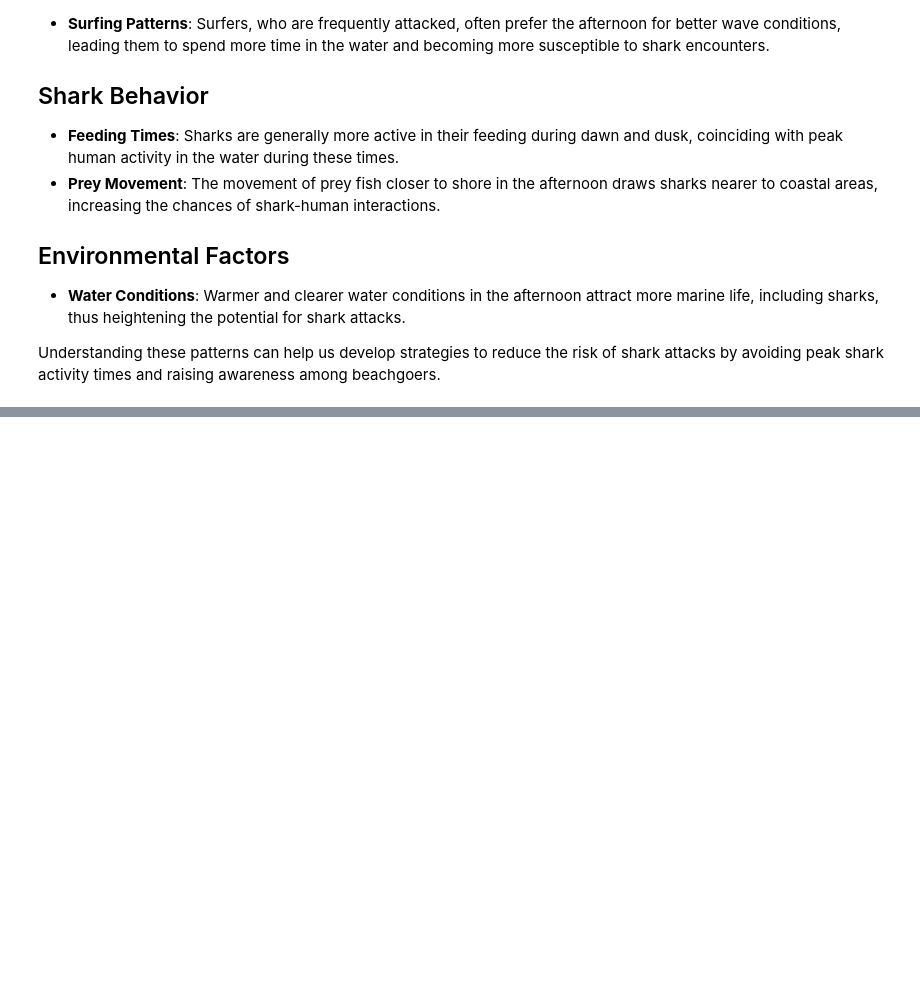
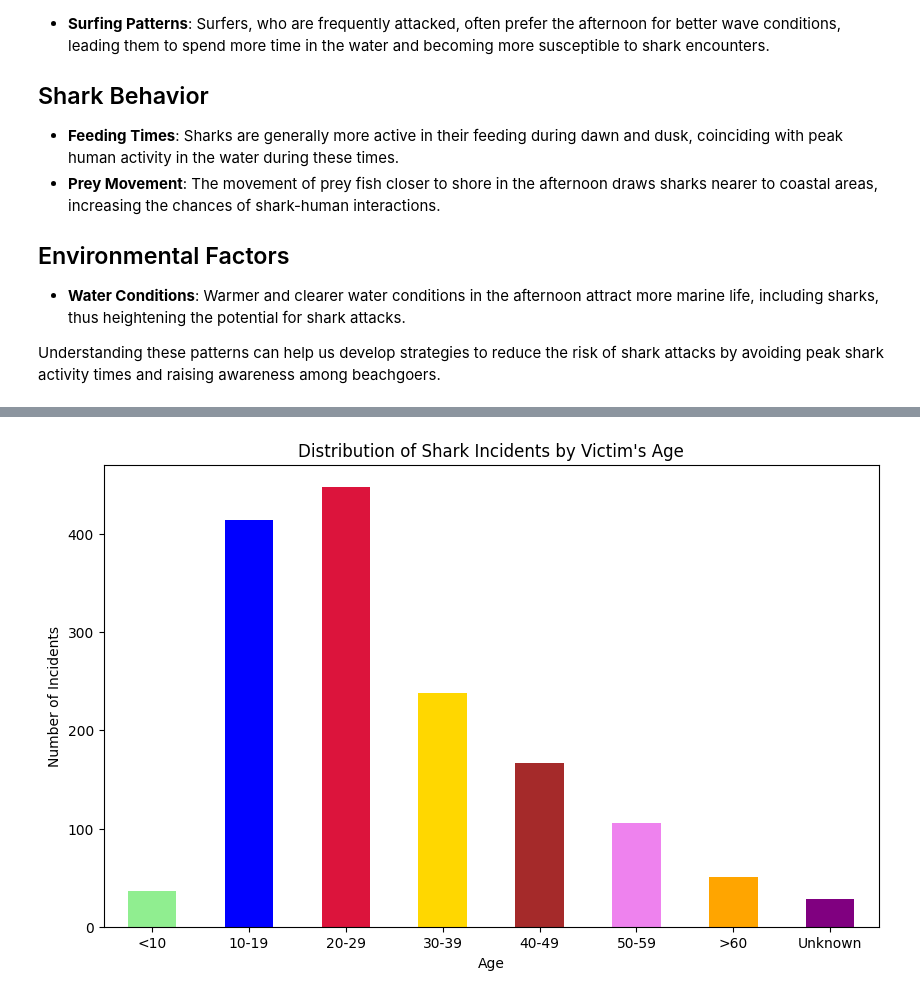
Before and after one commit to HelenaBVS/shark-attack-fatality-heatmap, a Jupyter notebook: global-shark-attack-heatmap.ipynb, the cells around one changed output, grey strips where cells are left out. Cells and saved outputs as stored; diff of their text form; code cells hidden in the pictures; blank space fills up the shorter version.

```diff
--- a/global-shark-attack-heatmap.ipynb
+++ b/global-shark-attack-heatmap.ipynb
@@ -671,0 +698,16 @@ Name: count, dtype: int64
+# %%
+# Plot bar chart to visualize the distribution of shark attacks by victim's age
+time_counts = df['Age'].value_counts()
+
+plt.figure(figsize=(10, 6))
+# time_counts.plot(kind='bar', color=['crimson', 'gold', 'lightgreen', 'violet'])
+ages_order = ["<10", "10-19", "20-29", "30-39", "40-49", "50-59", ">60", "Unknown"]
+# time_counts.loc[ages_order].plot(kind='bar', color=['crimson', 'gold', 'lightgreen', 'violet', 'brown', 'blue', 'orange', 'purple'])
+time_counts.loc[ages_order].plot(kind='bar', color=['lightgreen', 'blue', 'crimson', 'gold', 'brown', 'violet', 'orange', 'purple'])
+plt.title('Distribution of Shark Incidents by Victim\'s Age')
+plt.xlabel('Age')
+plt.ylabel('Number of Incidents')
+plt.xticks(rotation=0)
+plt.show()
+# %% [output]
+[figure, added]
```
Also changed, not shown: parts of 14 cells of this notebook.
